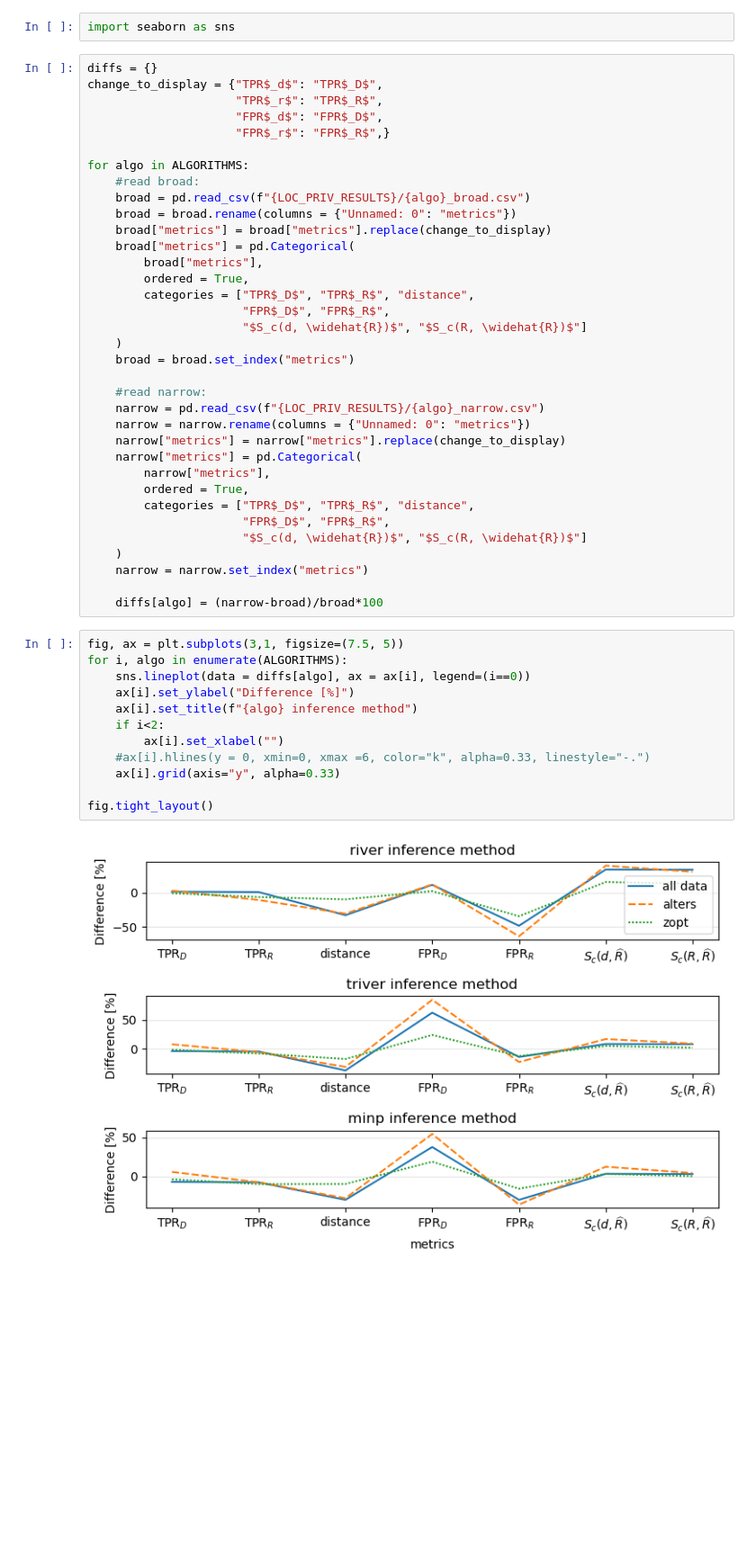
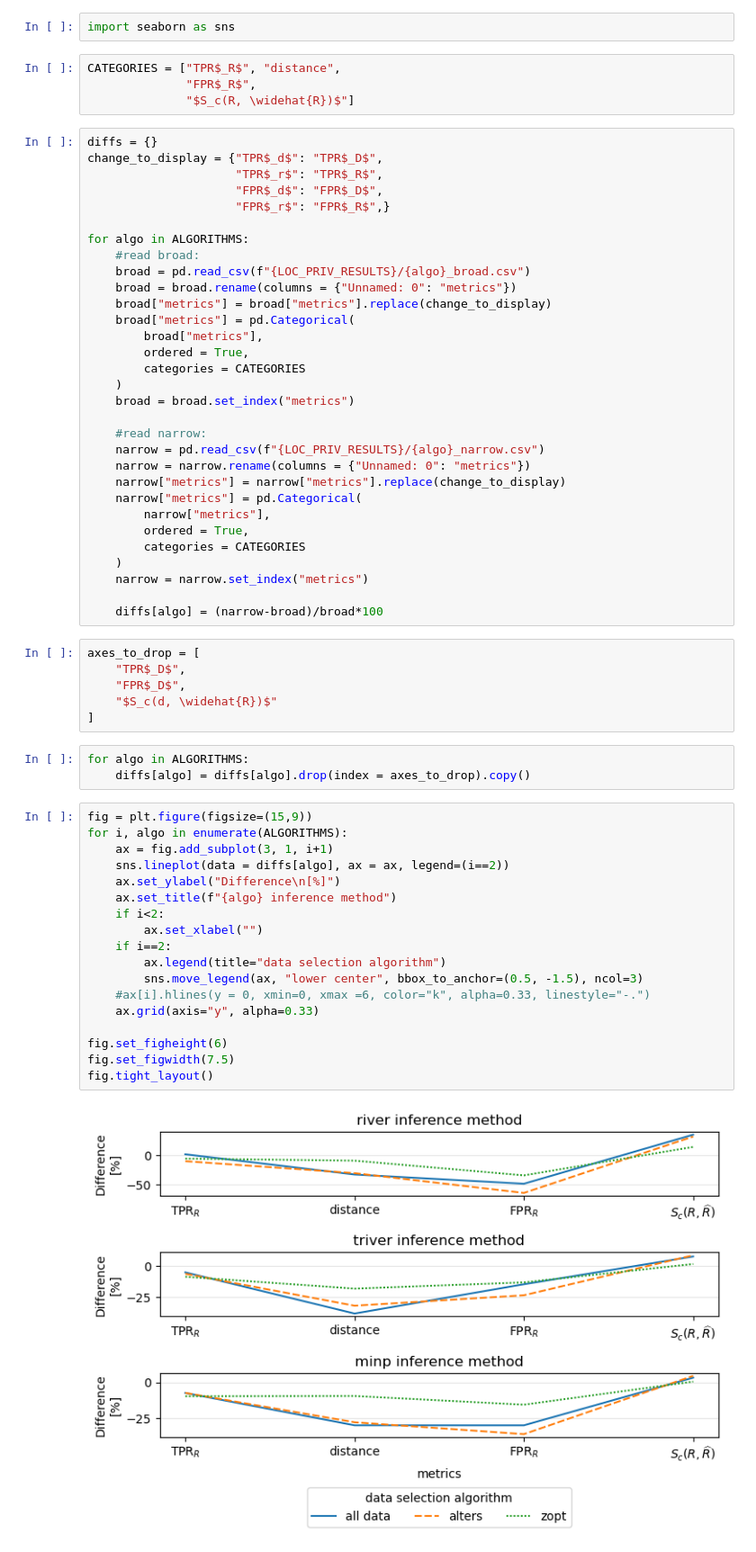
Before and after one commit to alelevente/selcop, a Jupyter notebook: 03_da/05_evaluation/03_local_privacy.ipynb, the cells around one changed output. Shown: that part at 90% size. Saved outputs shown, nothing was run; the diff lists cells and outputs as text; blank space fills up the shorter version.

```diff
--- a/03_da/05_evaluation/03_local_privacy.ipynb
+++ b/03_da/05_evaluation/03_local_privacy.ipynb
@@ -456,6 +454,10 @@ for x in means:
 ### Broad vs Narrow Difference
 # %%
 import seaborn as sns
+# %%
+CATEGORIES = ["TPR$_R$", "distance",
+              "FPR$_R$",
+              "$S_c(R, \widehat{R})$"]
 # %%
 diffs = {}
 change_to_display = {"TPR$_d$": "TPR$_D$",
@@ -471,9 +473,7 @@ for algo in ALGORITHMS:
     broad["metrics"] = pd.Categorical(
         broad["metrics"],
         ordered = True,
-        categories = ["TPR$_D$", "TPR$_R$", "distance",
-                      "FPR$_D$", "FPR$_R$",
-                      "$S_c(d, \widehat{R})$", "$S_c(R, \widehat{R})$"]
+        categories = CATEGORIES
     )
     broad = broad.set_index("metrics")
 
@@ -484,24 +484,37 @@ for algo in ALGORITHMS:
     narrow["metrics"] = pd.Categorical(
         narrow["metrics"],
         ordered = True,
-        categories = ["TPR$_D$", "TPR$_R$", "distance",
-                      "FPR$_D$", "FPR$_R$",
-                      "$S_c(d, \widehat{R})$", "$S_c(R, \widehat{R})$"]
+        categories = CATEGORIES
     )
     narrow = narrow.set_index("metrics")
 
     diffs[algo] = (narrow-broad)/broad*100
+# %%
+axes_to_drop = [
+    "TPR$_D$",
+    "FPR$_D$",
+    "$S_c(d, \widehat{R})$"
+]
+# %%
+for algo in ALGORITHMS:
+    diffs[algo] = diffs[algo].drop(index = axes_to_drop).copy()
 # %%
-fig, ax = plt.subplots(3,1, figsize=(7.5, 5))
+fig = plt.figure(figsize=(15,9))
 for i, algo in enumerate(ALGORITHMS):
-    sns.lineplot(data = diffs[algo], ax = ax[i], legend=(i==0))
-    ax[i].set_ylabel("Difference [%]")
-    ax[i].set_title(f"{algo} inference method")
+    ax = fig.add_subplot(3, 1, i+1)
+    sns.lineplot(data = diffs[algo], ax = ax, legend=(i==2))
+    ax.set_ylabel("Difference\n[%]")
+    ax.set_title(f"{algo} inference method")
     if i<2:
-        ax[i].set_xlabel("")
+        ax.set_xlabel("")
+    if i==2:
+        ax.legend(title="data selection algorithm")
+        sns.move_legend(ax, "lower center", bbox_to_anchor=(0.5, -1.5), ncol=3)
     #ax[i].hlines(y = 0, xmin=0, xmax =6, color="k", alpha=0.33, linestyle="-.")
-    ax[i].grid(axis="y", alpha=0.33)
+    ax.grid(axis="y", alpha=0.33)
 
+fig.set_figheight(6)
+fig.set_figwidth(7.5)
 fig.tight_layout()
 # %% [output]
-[figure, old version]
+[figure, new version]
```
Also changed, not shown: parts of 2 cells of this notebook.
